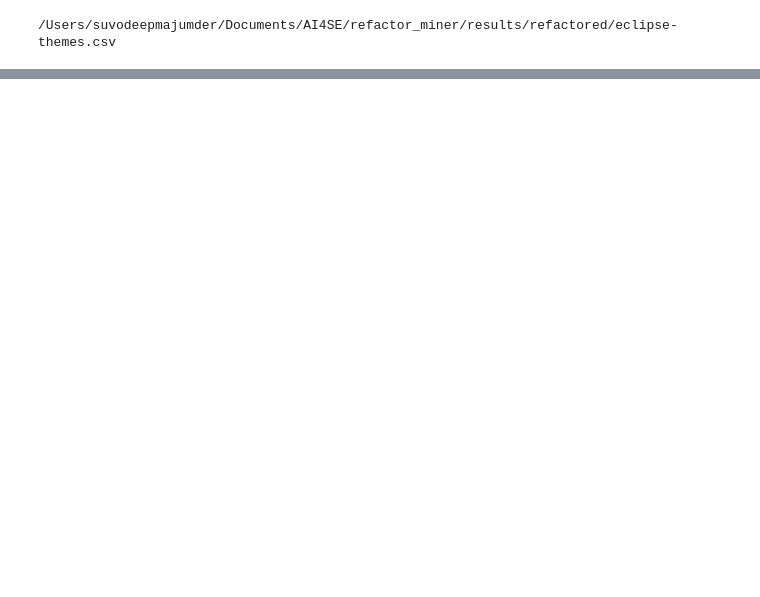
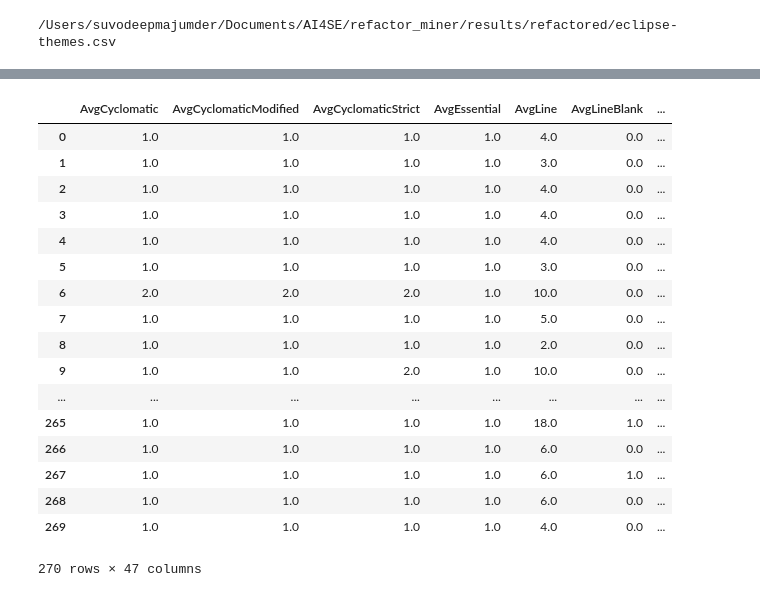
Before and after one commit to ai-se/refactor_miner, a Jupyter notebook: src/temp.ipynb, the cells around one changed output, grey strips where cells are left out. Cells and saved outputs as stored; diff of their text form; code cells hidden in the pictures; blank space fills up the shorter version.

Commit message:
changed code to identify refactored commits and collect metrices

```diff
--- a/src/temp.ipynb
+++ b/src/temp.ipynb
@@ -16,2 +33,17 @@ x = metrics.get_all_metrics()
 # %%
 metrics.save_to_csv()
+# %%
+df = pd.read_csv('/Users/suvodeepmajumder/Documents/AI4SE/refactor_miner/results/refactored/eclipse-themes.csv')
+# %%
+matcher = regex_matcher.regex_matcher()
+# %%
+df['before_class'] = [0]*df.shape[0]
+df['after_class'] = [0]*df.shape[0]
+# %%
+for i in range(df.shape[0]):
+    refactoring_type = df.iloc[i,1]
+    refactoring_details = df.iloc[i,2]
+    print(refactoring_type)
+    before_class, after_class = matcher.case_statements(refactoring_type,refactoring_details)
+    df.iloc[i,3] = before_class
+    df.iloc[i,4] = after_class
@@ -38,0 +107,21 @@ x
+# %%
+df
+# %% [output]
+|  | AvgCyclomatic | AvgCyclomaticModified | AvgCyclomaticStrict | AvgEssential | AvgLine | AvgLineBlank | ... |
+| 0 | 1.0 | 1.0 | 1.0 | 1.0 | 4.0 | 0.0 | ... |
+| 1 | 1.0 | 1.0 | 1.0 | 1.0 | 3.0 | 0.0 | ... |
+| 2 | 1.0 | 1.0 | 1.0 | 1.0 | 4.0 | 0.0 | ... |
+| 3 | 1.0 | 1.0 | 1.0 | 1.0 | 4.0 | 0.0 | ... |
+| 4 | 1.0 | 1.0 | 1.0 | 1.0 | 4.0 | 0.0 | ... |
+| 5 | 1.0 | 1.0 | 1.0 | 1.0 | 3.0 | 0.0 | ... |
+| 6 | 2.0 | 2.0 | 2.0 | 1.0 | 10.0 | 0.0 | ... |
+| 7 | 1.0 | 1.0 | 1.0 | 1.0 | 5.0 | 0.0 | ... |
+| 8 | 1.0 | 1.0 | 1.0 | 1.0 | 2.0 | 0.0 | ... |
+| 9 | 1.0 | 1.0 | 2.0 | 1.0 | 10.0 | 0.0 | ... |
+| ... | ... | ... | ... | ... | ... | ... | ... |
+| 265 | 1.0 | 1.0 | 1.0 | 1.0 | 18.0 | 1.0 | ... |
+| 266 | 1.0 | 1.0 | 1.0 | 1.0 | 6.0 | 0.0 | ... |
+| 267 | 1.0 | 1.0 | 1.0 | 1.0 | 6.0 | 1.0 | ... |
+| 268 | 1.0 | 1.0 | 1.0 | 1.0 | 6.0 | 0.0 | ... |
+| 269 | 1.0 | 1.0 | 1.0 | 1.0 | 4.0 | 0.0 | ... |
+270 rows × 47 columns
```
Also changed, not shown: parts of 11 cells of this notebook, 3 other files.
